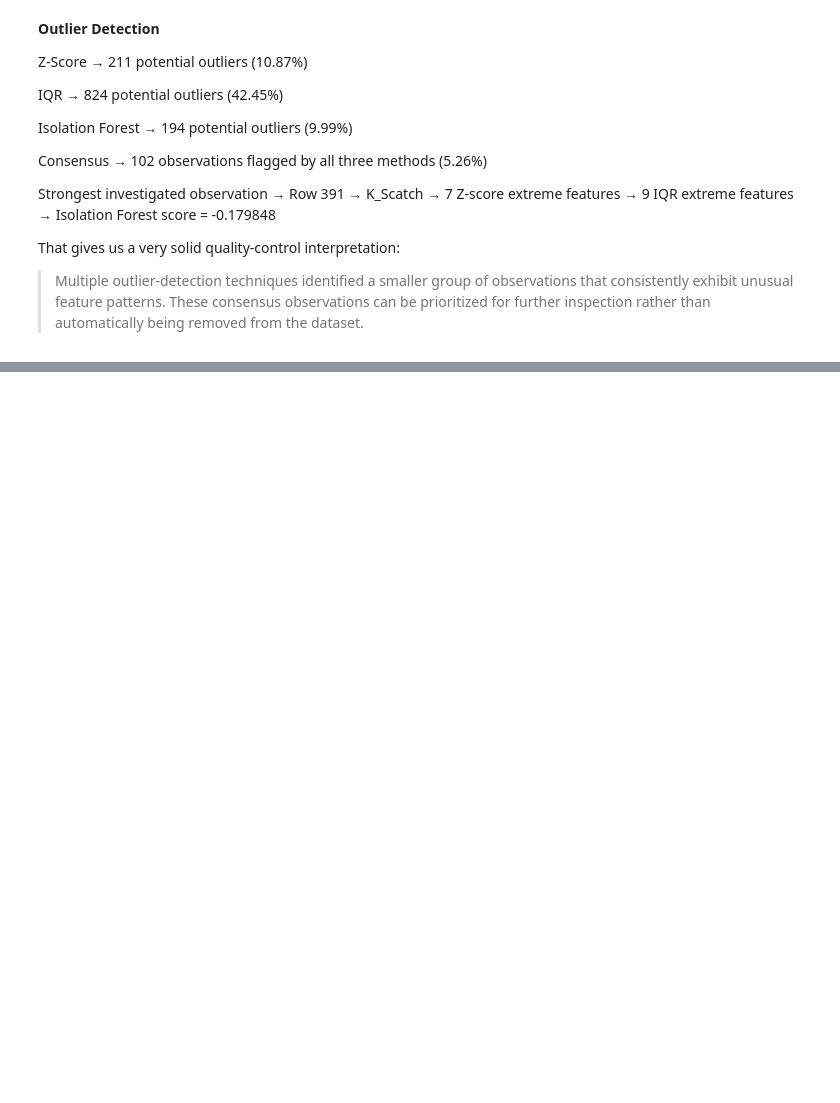
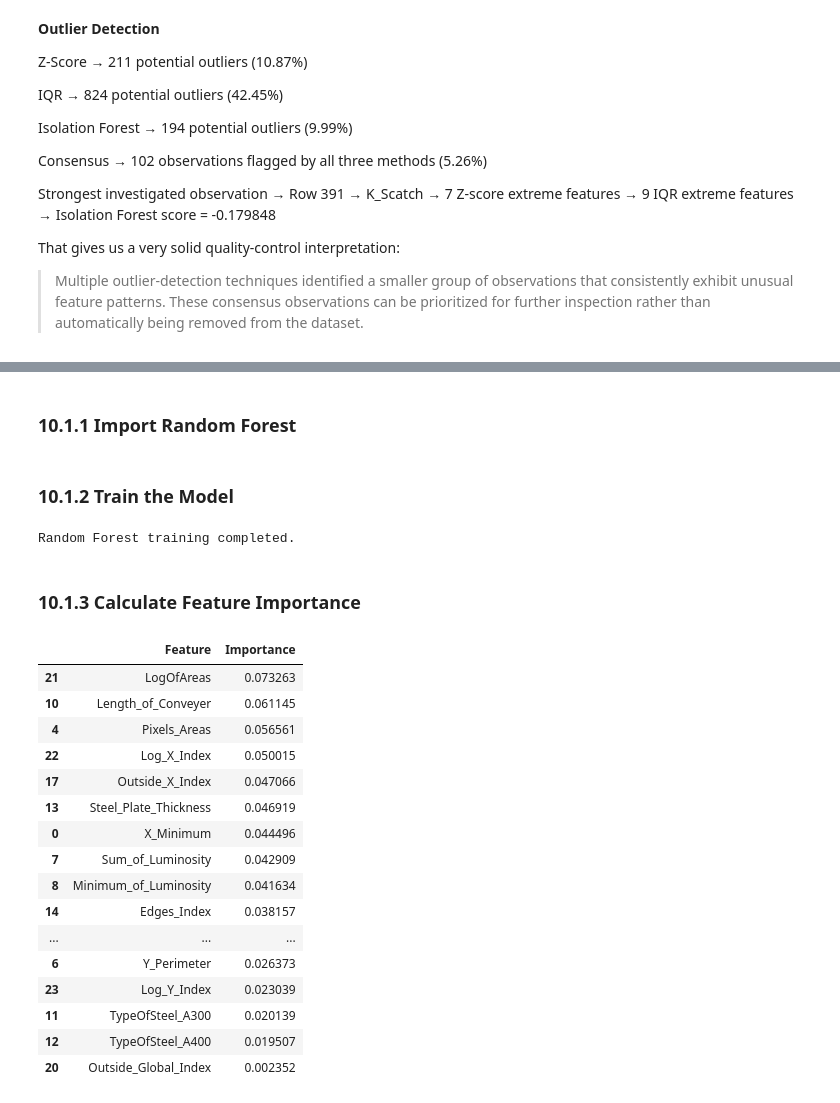
Before and after one commit to fardinfaruqi/steel-plate-quality-control, a Jupyter notebook: notebooks/steel_plate_quality_control.ipynb, the cells around one changed output, grey strips where cells are left out. Saved outputs shown, nothing was run; the diff lists cells and outputs as text; code cells hidden in the pictures; blank space fills up the shorter version.

```diff
--- a/notebooks/steel_plate_quality_control.ipynb
+++ b/notebooks/steel_plate_quality_control.ipynb
@@ -2878,0 +2883,2 @@ That gives us a very solid quality-control interpretation:
+# %% [markdown]
+### 10.1.1 Import Random Forest
@@ -2878,0 +2889,49 @@ That gives us a very solid quality-control interpretation:
+# %% [markdown]
+### 10.1.2 Train the Model
+# %%
+# Train Random Forest classifier
+
+rf_model = RandomForestClassifier(
+    n_estimators=100,
+    random_state=42
+)
+
+rf_model.fit(X_train, y_train)
+
+print("Random Forest training completed.")
+# %% [output]
+Random Forest training completed.
+# %% [markdown]
+### 10.1.3 Calculate Feature Importance
+# %%
+# Calculate feature importance
+
+feature_importance = pd.DataFrame({
+    "Feature": X.columns,
+    "Importance": rf_model.feature_importances_
+})
+
+feature_importance = feature_importance.sort_values(
+    by="Importance",
+    ascending=False
+)
+
+display(feature_importance)
+# %% [output]
+|  | Feature | Importance |
+| 21 | LogOfAreas | 0.073263 |
+| 10 | Length_of_Conveyer | 0.061145 |
+| 4 | Pixels_Areas | 0.056561 |
+| 22 | Log_X_Index | 0.050015 |
+| 17 | Outside_X_Index | 0.047066 |
+| 13 | Steel_Plate_Thickness | 0.046919 |
+| 0 | X_Minimum | 0.044496 |
+| 7 | Sum_of_Luminosity | 0.042909 |
+| 8 | Minimum_of_Luminosity | 0.041634 |
+| 14 | Edges_Index | 0.038157 |
+| ... | ... | ... |
+| 6 | Y_Perimeter | 0.026373 |
+| 23 | Log_Y_Index | 0.023039 |
+| 11 | TypeOfSteel_A300 | 0.020139 |
+| 12 | TypeOfSteel_A400 | 0.019507 |
+| 20 | Outside_Global_Index | 0.002352 |
```
Also changed, not shown: parts of 37 cells of this notebook, 3 other files.
